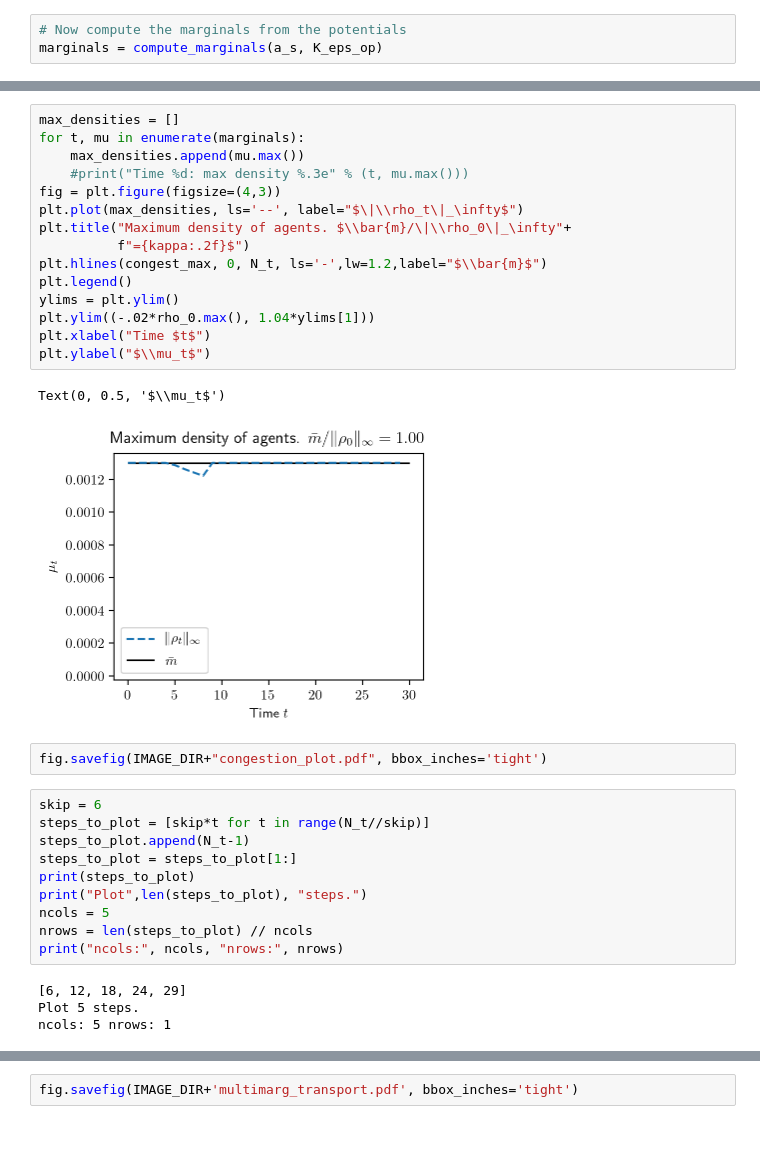
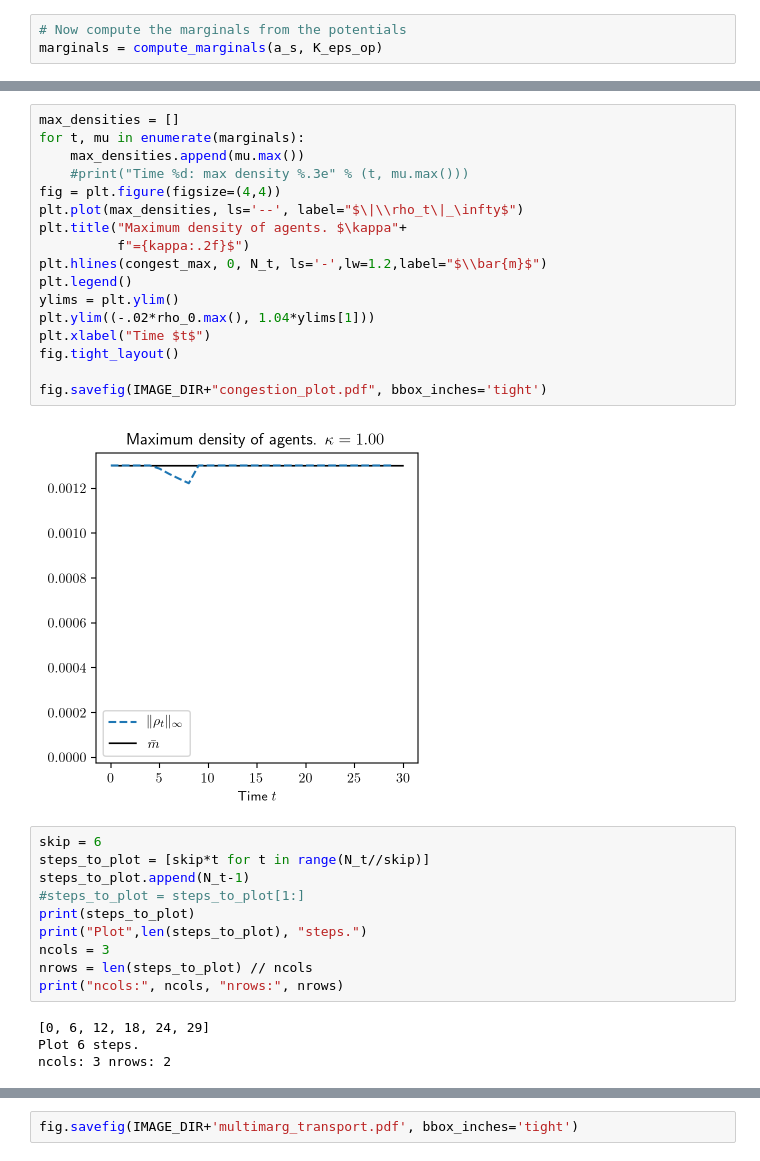
Before and after one commit to ManifoldFR/mva-optimaltransport, a Jupyter notebook: project/multistep.ipynb, the cells around one changed output, grey strips where cells are left out. Saved outputs shown, nothing was run; the diff lists cells and outputs as text; blank space fills up the shorter version.

Commit message:
Fix Hilbert metric and make plots

```diff
--- a/project/multistep.ipynb
+++ b/project/multistep.ipynb
@@ -264,35 +270,34 @@ np.abs(rho_0 - marginals[0]).max() / rho_0.max()
 # %%
 max_densities = []
 for t, mu in enumerate(marginals):
     max_densities.append(mu.max())
     #print("Time %d: max density %.3e" % (t, mu.max()))
-fig = plt.figure(figsize=(4,3))
+fig = plt.figure(figsize=(4,4))
 plt.plot(max_densities, ls='--', label="$\|\\rho_t\|_\infty$")
-plt.title("Maximum density of agents. $\\bar{m}/\|\\rho_0\|_\infty"+
+plt.title("Maximum density of agents. $\kappa"+
           f"={kappa:.2f}$")
 plt.hlines(congest_max, 0, N_t, ls='-',lw=1.2,label="$\\bar{m}$")
 plt.legend()
 ylims = plt.ylim()
 plt.ylim((-.02*rho_0.max(), 1.04*ylims[1]))
 plt.xlabel("Time $t$")
-plt.ylabel("$\\mu_t$")
+fig.tight_layout()
+
+fig.savefig(IMAGE_DIR+"congestion_plot.pdf", bbox_inches='tight')
 # %% [output]
-Text(0, 0.5, '$\\mu_t$')
-[figure, old version]
+[figure, new version]
-# %%
-fig.savefig(IMAGE_DIR+"congestion_plot.pdf", bbox_inches='tight')
 # %%
 skip = 6
 steps_to_plot = [skip*t for t in range(N_t//skip)]
 steps_to_plot.append(N_t-1)
-steps_to_plot = steps_to_plot[1:]
+#steps_to_plot = steps_to_plot[1:]
 print(steps_to_plot)
 print("Plot",len(steps_to_plot), "steps.")
-ncols = 5
+ncols = 3
 nrows = len(steps_to_plot) // ncols
 print("ncols:", ncols, "nrows:", nrows)
 # %% [output]
-[6, 12, 18, 24, 29]
-Plot 5 steps.
-ncols: 5 nrows: 1
+[0, 6, 12, 18, 24, 29]
+Plot 6 steps.
+ncols: 3 nrows: 2
 # %%
```
Also changed, not shown: parts of 11 cells of this notebook, 34 other files.
